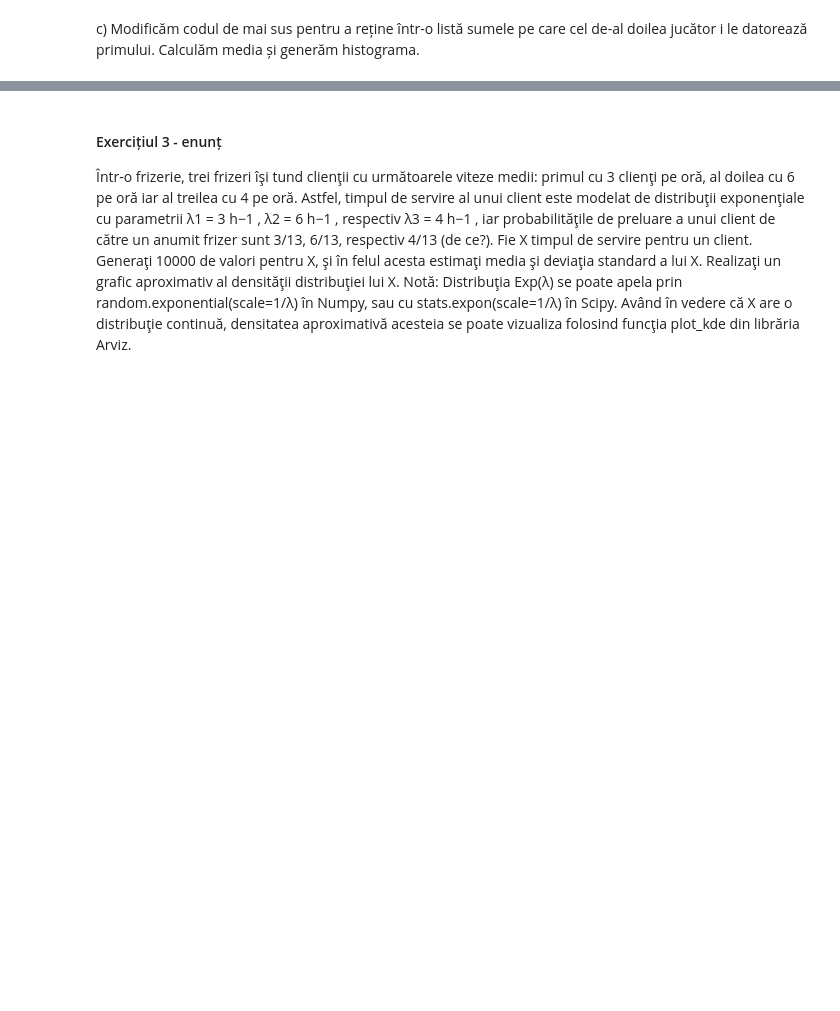
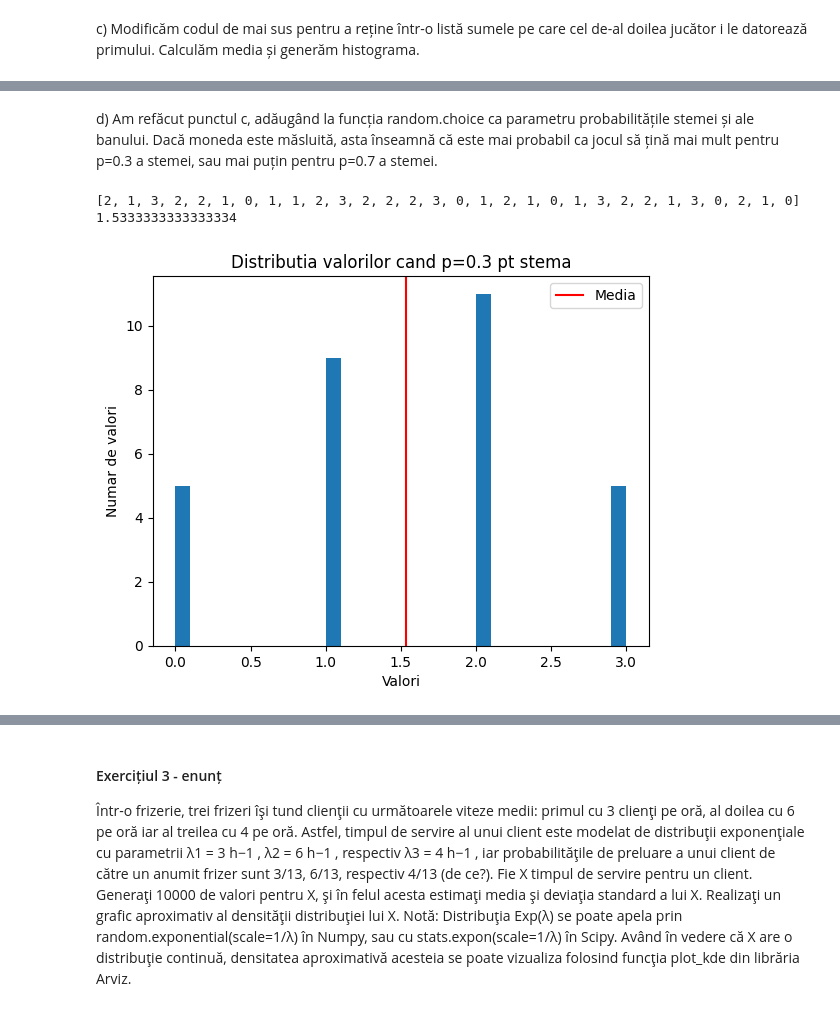
Before and after one commit to teodorachiriac73/PMP-2024, a Jupyter notebook: Lab02/Tema2.ipynb, the cells around one changed output, grey strips where cells are left out. Saved outputs shown, nothing was run; the diff lists cells and outputs as text; code cells hidden in the pictures; blank space fills up the shorter version.

```diff
--- a/Lab02/Tema2.ipynb
+++ b/Lab02/Tema2.ipynb
@@ -136,0 +136,48 @@ plt.show()
+# %% [markdown]
+d) Am refăcut punctul c, adăugând la funcția random.choice ca parametru probabilitățile stemei și ale banului.
+Dacă moneda este măsluită, asta înseamnă că este mai probabil ca jocul să țină mai mult pentru p=0.3 a stemei, sau mai puțin pentru p=0.7 a stemei.
+# %%
+# aici stema are probabilitate de 0.3
+import numpy as np
+import matplotlib.pyplot as plt
+
+def simulare(nrJocuri):
+    sumeFinale=[]
+    for i in range(nrJocuri):
+        datoriePrimulJ= 0
+        #print("suntem la jocul " + str(i+1))
+        moneda= np.random.choice(['ban','stema'],p=[0.7,0.3])
+        #stema are probabilitate de 0.3
+        nrPasi=1
+        while(moneda=='ban'):
+            nrPasi=nrPasi+1
+            datoriePrimulJ= datoriePrimulJ+ 0.5
+            moneda= np.random.choice(['ban','stema'],p=[0.7,0.3])
+
+        # am ajuns la cazul final, s-a aruncat stema.
+        #print("Acesta este numarul de pasi: N="+ str(nrPasi))
+        zar=np.random.randint(1,7)
+        suma=zar-3
+        if suma<0: suma=suma*(-1)
+        #print("primul jucator ii datoreaza celui de-al doilea suma "+ str(datoriePrimulJ))
+        #print("al doilea jucator ii datoreaza primului: S="+ str(suma)+" dolari")
+        sumeFinale.append(suma)
+
+    return sumeFinale
+
+jocuri=30
+rezultate=simulare(jocuri)
+print(rezultate)
+media=np.mean(rezultate) #calculam media exacta
+print(media)
+plt.hist(rezultate, bins=jocuri)
+plt.title('Distributia valorilor cand p=0.3 pt stema')
+plt.xlabel('Valori')
+plt.ylabel('Numar de valori')
+plt.axvline(media, color='red', label='Media')
+plt.legend()
+plt.show()
+# %% [output]
+[2, 1, 3, 2, 2, 1, 0, 1, 1, 2, 3, 2, 2, 2, 3, 0, 1, 2, 1, 0, 1, 3, 2, 2, 1, 3, 0, 2, 1, 0]
+1.5333333333333334
+[figure, added]
```
Also changed, not shown: parts of 4 cells of this notebook.
